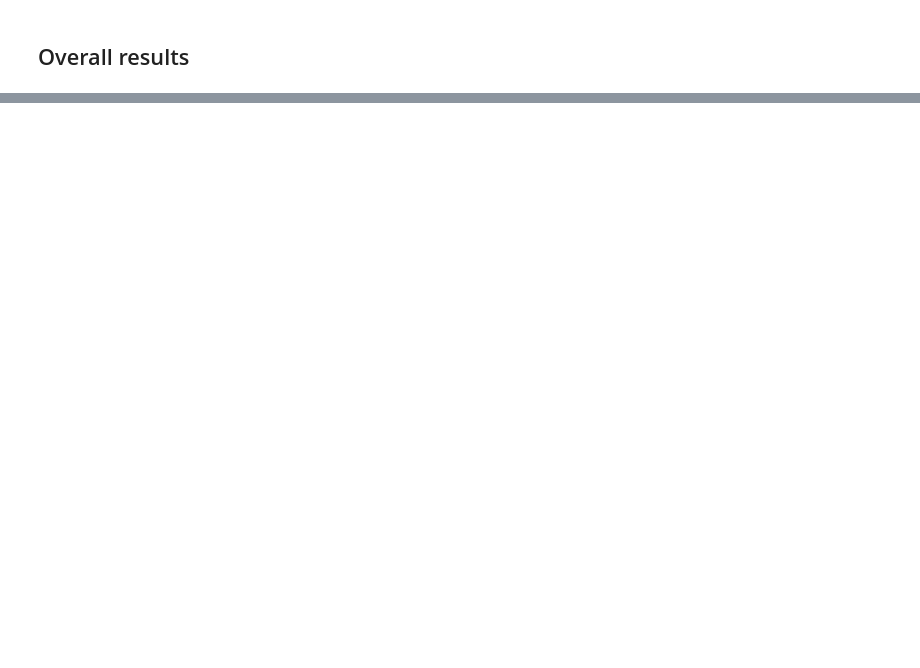
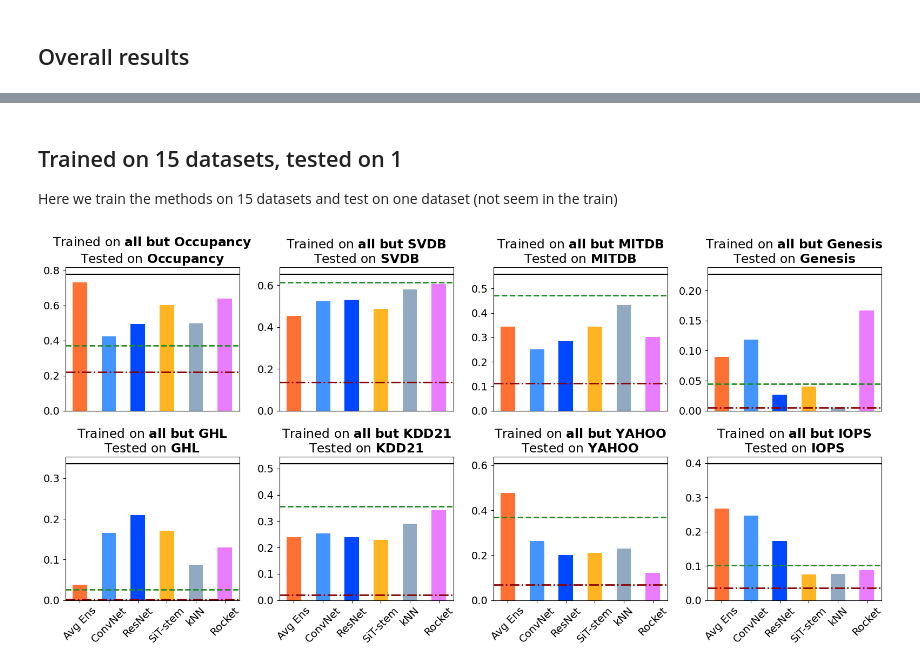
Before and after one commit to boniolp/MSAD, a Jupyter notebook: experiments/accuracy_analysis/Unsupervised_Evaluation.ipynb, the cells around one changed output, grey strips where cells are left out. Cells and saved outputs as stored; diff of their text form; code cells hidden in the pictures; blank space fills up the shorter version.

```diff
--- a/experiments/accuracy_analysis/Unsupervised_Evaluation.ipynb
+++ b/experiments/accuracy_analysis/Unsupervised_Evaluation.ipynb
@@ -162,0 +143,28 @@ plt.tight_layout()
+# %% [markdown]
+## Trained on 15 datasets, tested on 1
+
+Here we train the methods on 15 datasets and test on one dataset (not seem in the train)
+# %%
+plt.rcParams.update({'font.size': 14})
+
+curr_names = ['Avg Ens', 'convnet', 'resnet', 'sit_stem', 'knn', 'rocket']
+n_col = 4
+n_row = 2
+fig,  axes = plt.subplots(nrows=n_row,  ncols=n_col, figsize=(16, 8))
+curr_dataset = ['Occupancy', 'SVDB', 'MITDB', 'Genesis', 'GHL', 'KDD21', 'YAHOO', 'IOPS']
+
+for i, dataset in enumerate(curr_dataset):
+    my_colors = list(islice(cycle([methods_colors['avg_ens'],  methods_colors['conv'], methods_colors['conv_2'], methods_colors['sit'], methods_colors['feature_based'], methods_colors['rocket']]), None, len(df_transfer_res[all_method_score].loc[dataset])))
+    df_transfer_res[order].loc[dataset].plot(kind='bar', ax=axes[i//n_col, i%n_col], color=my_colors)
+    axes[i//n_col, i%n_col].axhline(df_transfer_res['Oracle'].loc[dataset], linestyle='-', color='k')
+    axes[i//n_col, i%n_col].axhline(df_transfer_res['best_ad_train'].loc[dataset], linestyle='--', linewidth=2, color=methods_colors['best_ad_train'])
+    axes[i//n_col, i%n_col].axhline(df_transfer_res['worst_ad_test'].loc[dataset], linestyle='dashdot', linewidth=2, color=methods_colors['worst_ad_test'])
+    axes[i//n_col, i%n_col].set_title(r"Trained on $\bf{all\ but\ " + dataset + "}$" + '\n' + r"Tested on $\bf{" + dataset + "}$" )
+    if i//n_col == 1:
+        axes[i//n_col, i%n_col].set_xticks(range(len(all_method_score)), [final_names[x] for x in curr_names], rotation=45)
+    else:
+        axes[i//n_col, i%n_col].set_xticks([])
+plt.tight_layout()
+plt.show()
+# %% [output]
+[figure, new version]
```
Also changed, not shown: parts of 5 cells of this notebook, 4 other files.
